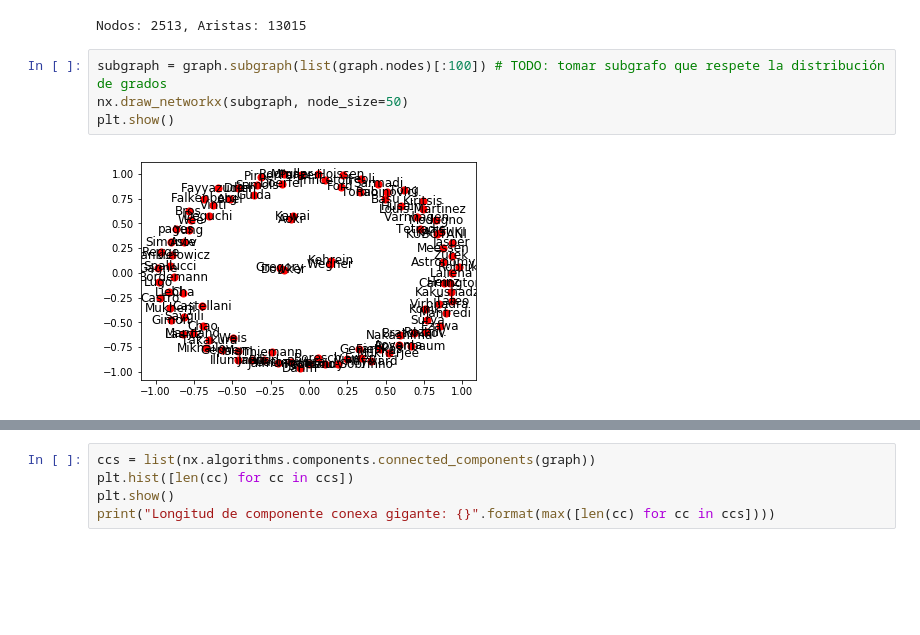
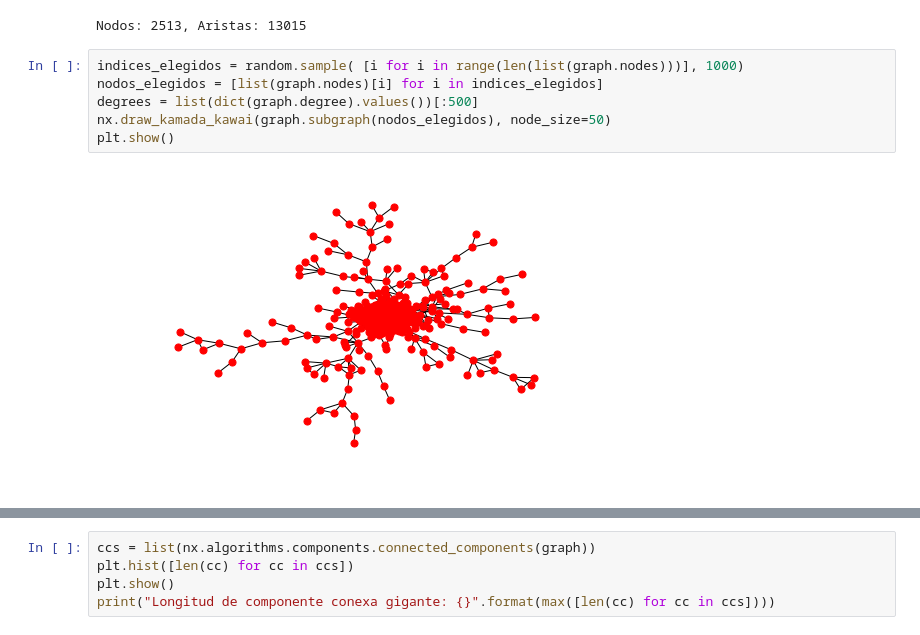
Before and after one commit to gfourcade/cienciadatos, a Jupyter notebook: tp4/tp4.ipynb, the cells around one changed output, grey strips where cells are left out. Cells and saved outputs as stored; diff of their text form; blank space fills up the shorter version.

```diff
--- a/tp4/tp4.ipynb
+++ b/tp4/tp4.ipynb
@@ -26,10 +26,12 @@ graph.add_nodes_from(nodes)
 graph.add_edges_from(edges)
 # %% [output]
 Nodos: 2513, Aristas: 13015
-# %%
-subgraph = graph.subgraph(list(graph.nodes)[:100]) # TODO: tomar subgrafo que respete la distribución de grados
-nx.draw_networkx(subgraph, node_size=50)
-plt.show()
-# %% [output]
-[figure, removed]
+# %%
+indices_elegidos = random.sample( [i for i in range(len(list(graph.nodes)))], 1000)
+nodos_elegidos = [list(graph.nodes)[i] for i in indices_elegidos]
+degrees = list(dict(graph.degree).values())[:500]
+nx.draw_kamada_kawai(graph.subgraph(nodos_elegidos), node_size=50)
+plt.show()
+# %% [output]
+[figure, added]
 # %%
```
Also changed, not shown: parts of 13 cells of this notebook.
